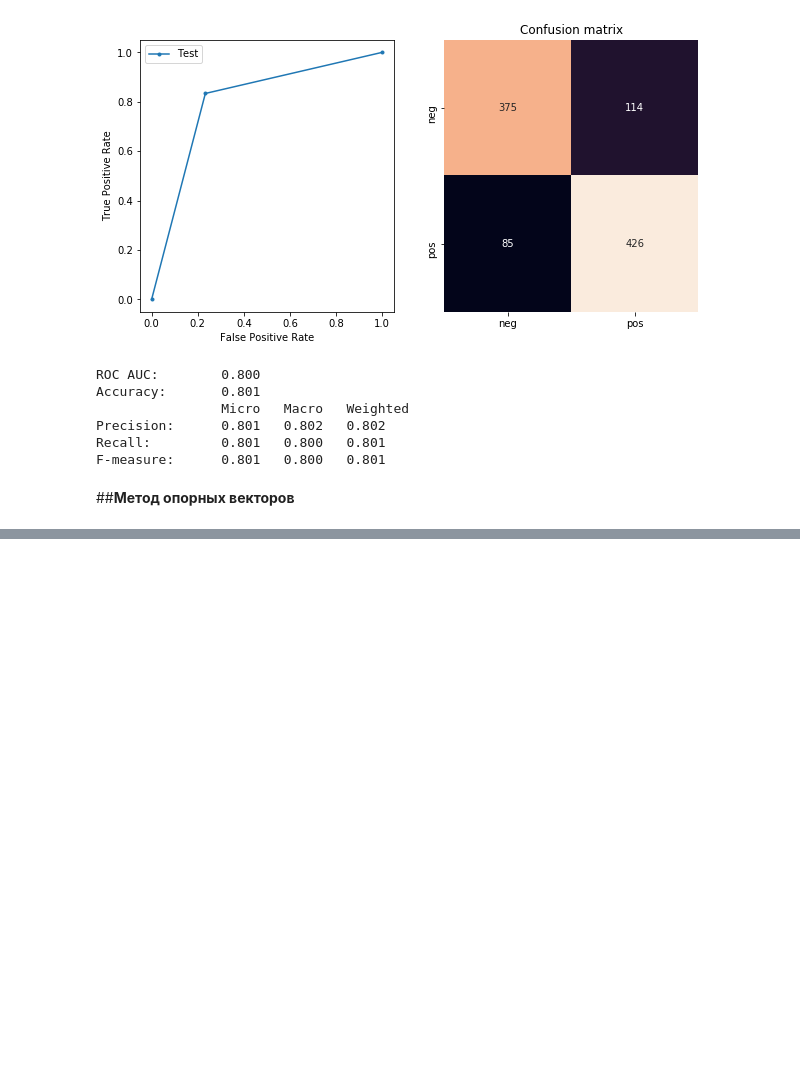
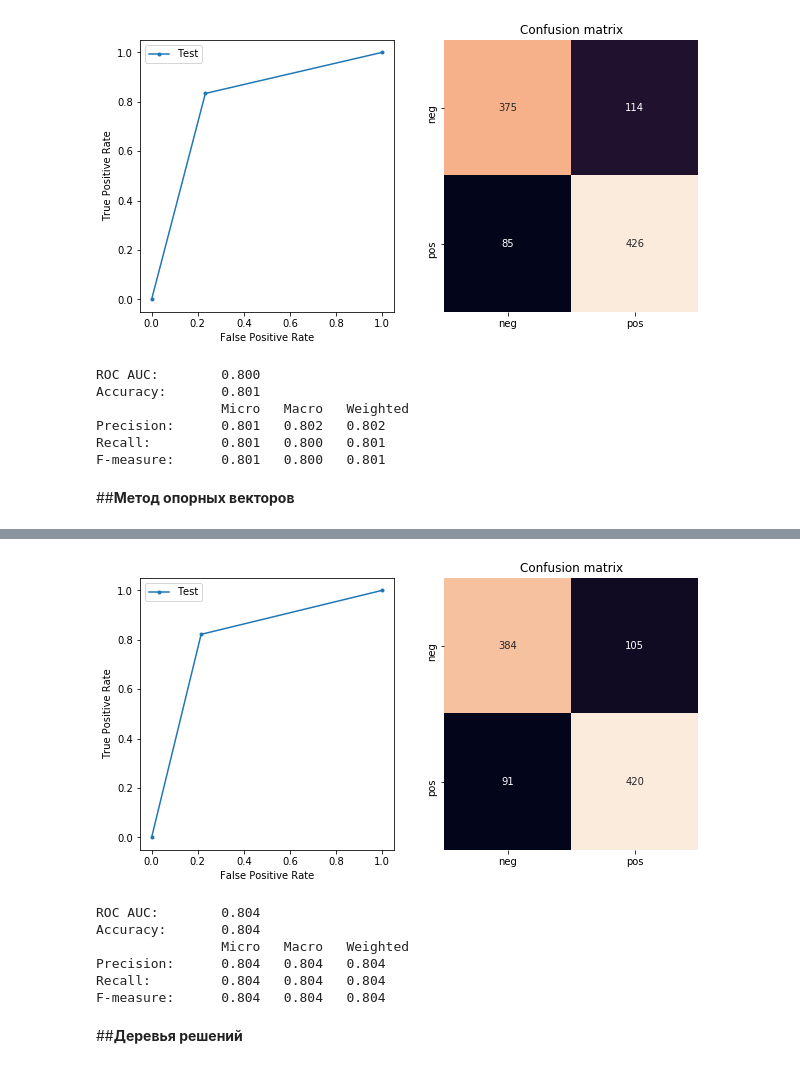
Before and after one commit to MacJei/comp_ling, a Jupyter notebook: ML_hw2.ipynb, the cells around one changed output, grey strips where cells are left out. Drawn from its saved outputs; the diff is of its cells as text; code cells hidden in the pictures; blank space fills up the shorter version.

```diff
--- a/ML_hw2.ipynb
+++ b/ML_hw2.ipynb
@@ -299,0 +331,14 @@ F-measure:      0.801   0.800   0.801
+# %%
+predicted_nb = nb.predict(x_test)
+# %%
+eval_sklearn_visual(y_test, predicted_nb)
+# %% [output]
+[figure, added]
+ROC AUC:        0.804
+Accuracy:       0.804
+                Micro   Macro   Weighted
+Precision:      0.804   0.804   0.804
+Recall:         0.804   0.804   0.804
+F-measure:      0.804   0.804   0.804
+# %% [markdown]
+##**Деревья решений**
```
Also changed, not shown: parts of 11 cells of this notebook.
